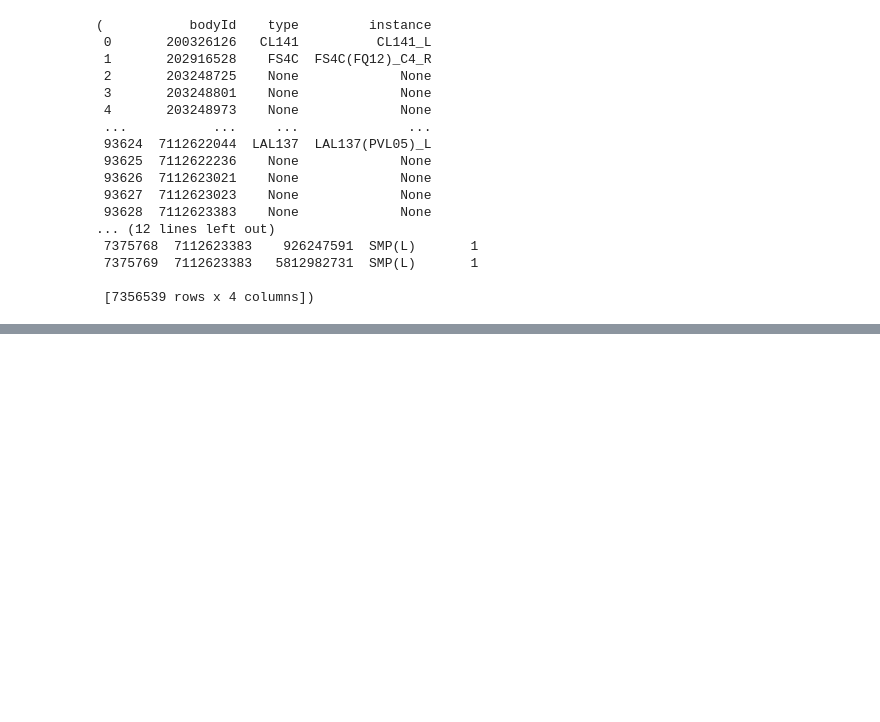
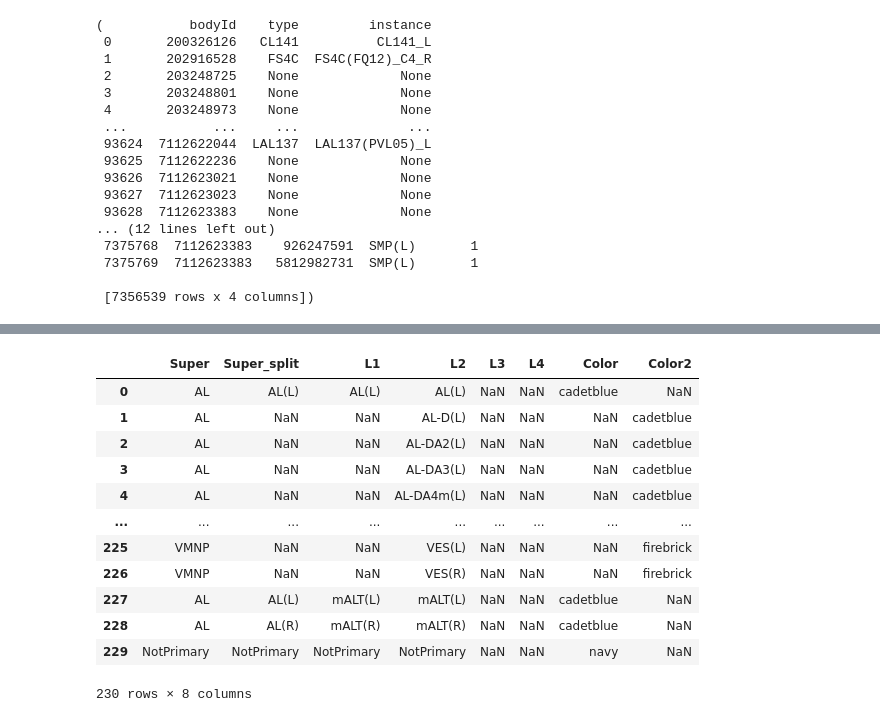
Before and after one commit to Gutierrez-lab/flybrain-clustering-rhessa, a Jupyter notebook: investigating_unknown_superneuropil.ipynb, the cells around one changed output, grey strips where cells are left out. Cells and saved outputs as stored; diff of their text form; code cells hidden in the pictures; blank space fills up the shorter version.

```diff
--- a/investigating_unknown_superneuropil.ipynb
+++ b/investigating_unknown_superneuropil.ipynb
@@ -64,0 +158,17 @@ roi_all
+# %%
+all_roi_h = pd.read_excel('/Users/rhessa/oviIN-inputs/data/all_roi_df.xlsx')
+all_roi_h
+# %% [output]
+|  | Super | Super_split | L1 | L2 | L3 | L4 | Color | Color2 |
+| 0 | AL | AL(L) | AL(L) | AL(L) | NaN | NaN | cadetblue | NaN |
+| 1 | AL | NaN | NaN | AL-D(L) | NaN | NaN | NaN | cadetblue |
+| 2 | AL | NaN | NaN | AL-DA2(L) | NaN | NaN | NaN | cadetblue |
+| 3 | AL | NaN | NaN | AL-DA3(L) | NaN | NaN | NaN | cadetblue |
+| 4 | AL | NaN | NaN | AL-DA4m(L) | NaN | NaN | NaN | cadetblue |
+| ... | ... | ... | ... | ... | ... | ... | ... | ... |
+| 225 | VMNP | NaN | NaN | VES(L) | NaN | NaN | NaN | firebrick |
+| 226 | VMNP | NaN | NaN | VES(R) | NaN | NaN | NaN | firebrick |
+| 227 | AL | AL(L) | mALT(L) | mALT(L) | NaN | NaN | cadetblue | NaN |
+| 228 | AL | AL(R) | mALT(R) | mALT(R) | NaN | NaN | cadetblue | NaN |
+| 229 | NotPrimary | NotPrimary | NotPrimary | NotPrimary | NaN | NaN | navy | NaN |
+230 rows × 8 columns
```
Also changed, not shown: parts of 13 cells of this notebook.
